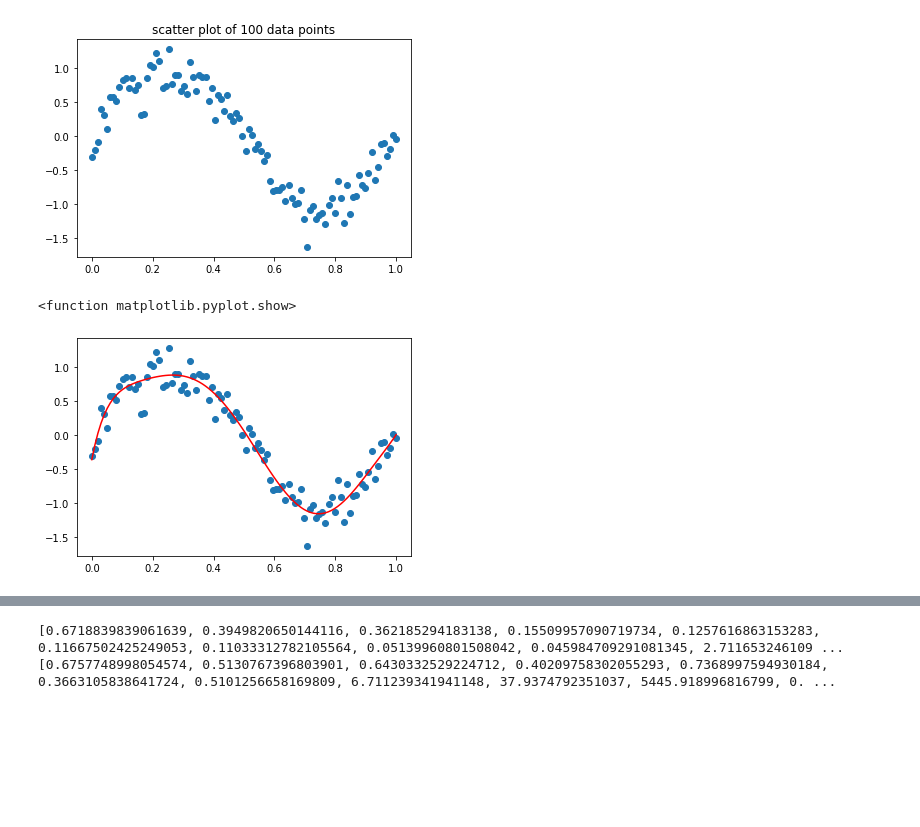
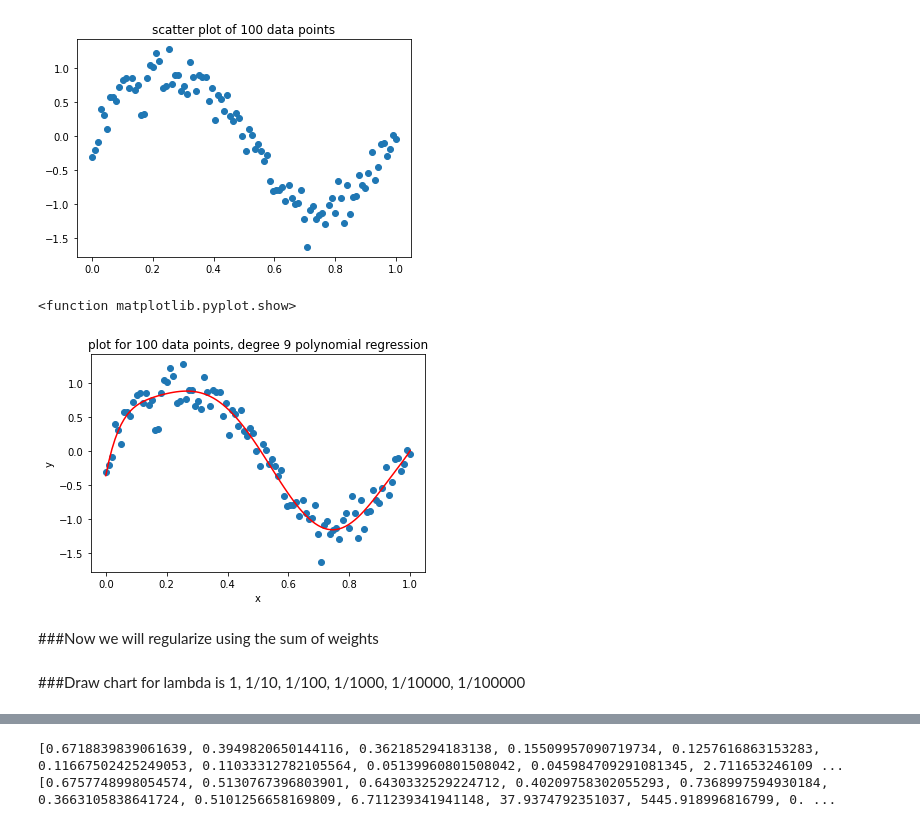
Before and after one commit to rohanmandrekar/overfitting-using-higher-order-linear-regression, a Jupyter notebook: overfitting.ipynb, the cells around one changed output, grey strips where cells are left out. Drawn from its saved outputs; the diff is of its cells as text; code cells hidden in the pictures; blank space fills up the shorter version.

```diff
--- a/overfitting.ipynb
+++ b/overfitting.ipynb
@@ -352,18 +378,23 @@ Values of y2 :  [-0.3117327532333845, -0.2087321237010215, -0.08361320756022472,
 # %%
 polynomial_features2=PolynomialFeatures(degree=9)
 x_transf2=polynomial_features2.fit_transform(x2)
 model2=LinearRegression()
 model2.fit(x_transf2,y2)
 
 y2new=model2.predict(x_transf2)
 
 xnew=np.linspace(0,1,100)
 plt.plot(xnew,y2new,c='r')
 plt.scatter(x2,y2)
+plt.title('plot for 100 data points, degree 9 polynomial regression')
+plt.xlabel('x')
+plt.ylabel('y')
 plt.show
 # %% [output]
 <function matplotlib.pyplot.show>
-[figure, old version]
+[figure, new version]
+# %% [markdown]
+###Now we will regularize using the sum of weights
 # %%
 from sklearn.linear_model import Ridge
 #https://inria.github.io/scikit-learn-mooc/python_scripts/linear_models_regularization.html
@@ -378,6 +409,8 @@ def l2ridge(x2,y2,alpha):
   ridge.fit(x2,y2)
   result=ridge.predict(x2)
   return result
+# %% [markdown]
+###Draw chart for lambda is 1, 1/10, 1/100, 1/1000, 1/10000, 1/100000
 # %%
 y2new1=l2ridge(x2,y2,1)
 plt.scatter(x2,y2)
```
Also changed, not shown: parts of 11 cells of this notebook.
